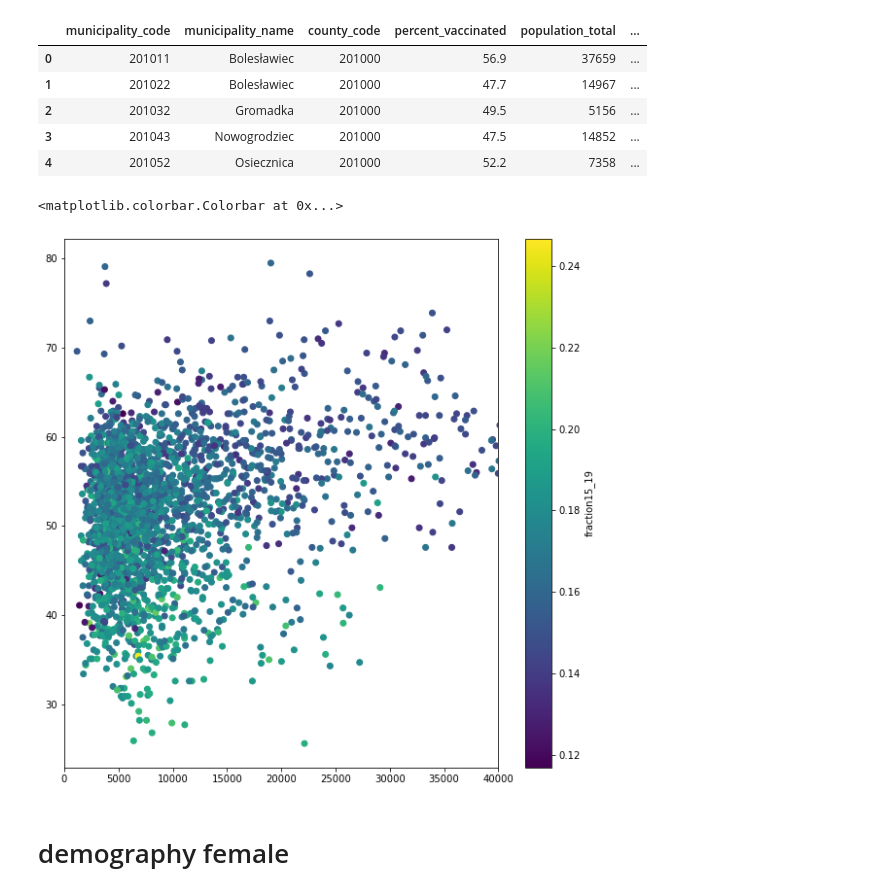
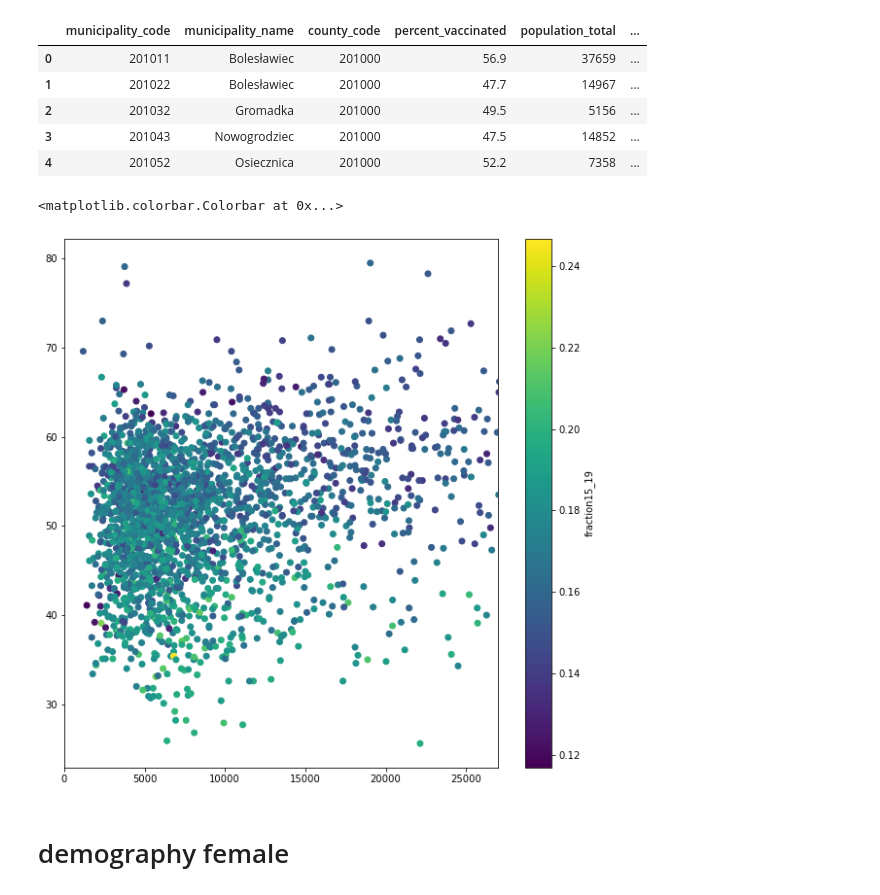
Before and after one commit to bahadurvikram/EC2024, a Jupyter notebook: Untitled-1.ipynb, the cells around one changed output. Saved outputs shown, nothing was run; the diff lists cells and outputs as text; code cells hidden in the pictures.

```diff
--- a/Untitled-1.ipynb
+++ b/Untitled-1.ipynb
@@ -38,0 +50,2 @@ covid_df.head(5)
+# %%
+covid_df['Urb'] = covid_df['municipality_code']%10
@@ -165,14 +201,14 @@ covid_df.head(5)
 # %%
 plt.figure(figsize=(10, 10))
 
 plt.scatter(covid_df[['population_total']], covid_df[['percent_vaccinated']], c=covid_df['fraction15_29'], cmap='viridis')
 
-plt.xlim(0, 40000)
+plt.xlim(0, 27000)
 
 plt.colorbar(label='fraction15_19')
 # %% [output]
 <matplotlib.colorbar.Colorbar at 0x...>
-[figure, old version]
+[figure, new version]
 # %% [markdown]
 # demography female
 # %%
```
Also changed, not shown: parts of 7 cells of this notebook.
